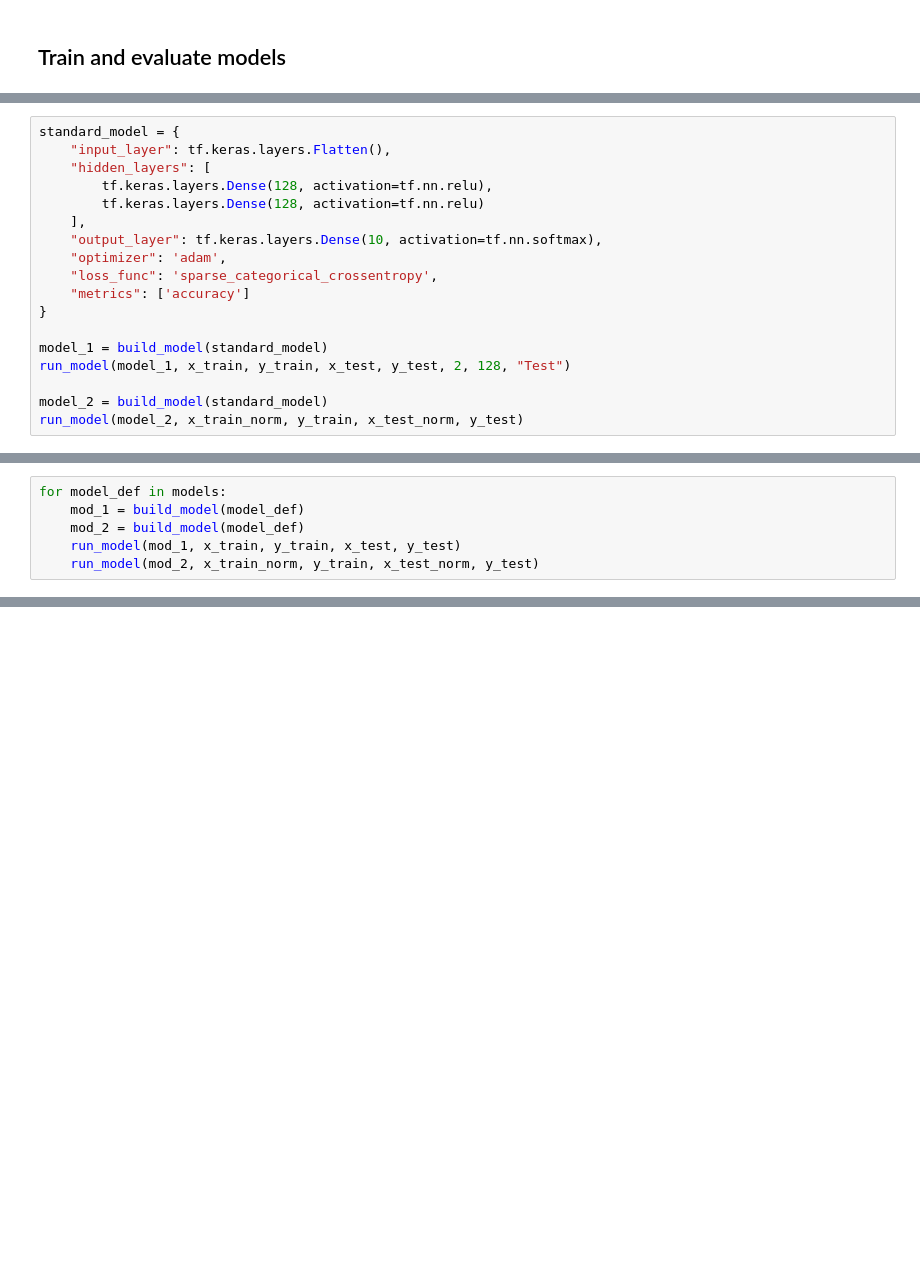
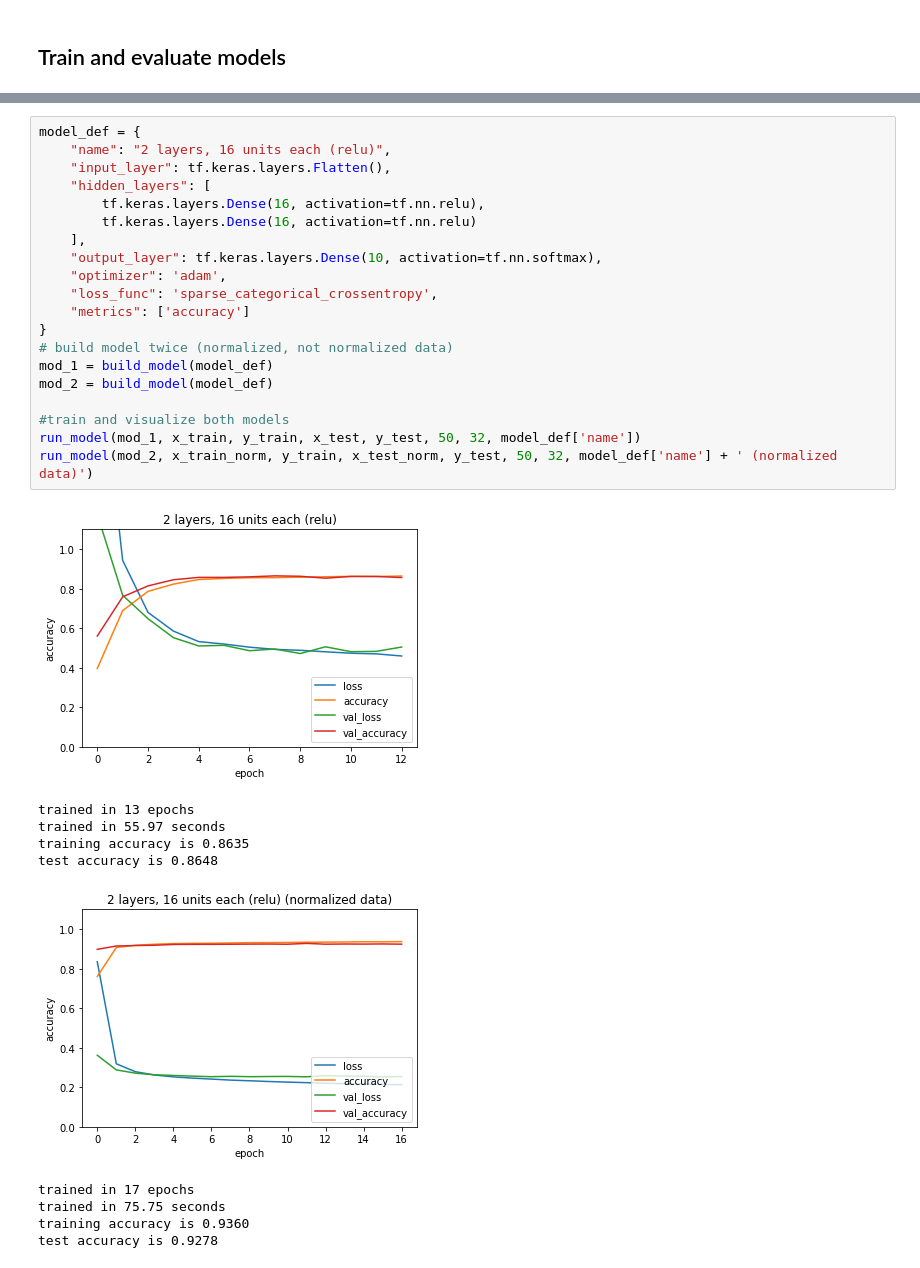
Before and after one commit to eat-your-broccoli/deeplearning, a Jupyter notebook: 02/Simple MNIST Handwritten Digit Recognition lgoettle.ipynb, the cells around one changed output, grey strips where cells are left out. Cells and saved outputs as stored; diff of their text form; blank space fills up the shorter version.

```diff
--- a/02/Simple MNIST Handwritten Digit Recognition lgoettle.ipynb
+++ b/02/Simple MNIST Handwritten Digit Recognition lgoettle.ipynb
@@ -85,18 +140,0 @@ def run_model(model, train_x, train_y, test_x, test_y, epochs = 1, batch_size =
-# %%
-standard_model = {
-    "input_layer": tf.keras.layers.Flatten(),
-    "hidden_layers": [
-        tf.keras.layers.Dense(128, activation=tf.nn.relu),
-        tf.keras.layers.Dense(128, activation=tf.nn.relu)
-    ],
-    "output_layer": tf.keras.layers.Dense(10, activation=tf.nn.softmax),
-    "optimizer": 'adam',
-    "loss_func": 'sparse_categorical_crossentropy',
-    "metrics": ['accuracy']
-}
-
-model_1 = build_model(standard_model)
-run_model(model_1, x_train, y_train, x_test, y_test, 2, 128, "Test")
-
-model_2 = build_model(standard_model)
-run_model(model_2, x_train_norm, y_train, x_test_norm, y_test)
@@ -155,6 +142,0 @@ models = [
-# %%
-for model_def in models:
-    mod_1 = build_model(model_def)
-    mod_2 = build_model(model_def)
-    run_model(mod_1, x_train, y_train, x_test, y_test)
-    run_model(mod_2, x_train_norm, y_train, x_test_norm, y_test)
@@ -174,0 +145,31 @@ for model_def in models:
+# %%
+model_def = {
+    "name": "2 layers, 16 units each (relu)",
+    "input_layer": tf.keras.layers.Flatten(),
+    "hidden_layers": [
+        tf.keras.layers.Dense(16, activation=tf.nn.relu),
+        tf.keras.layers.Dense(16, activation=tf.nn.relu)
+    ],
+    "output_layer": tf.keras.layers.Dense(10, activation=tf.nn.softmax),
+    "optimizer": 'adam',
+    "loss_func": 'sparse_categorical_crossentropy',
+    "metrics": ['accuracy']
+}
+# build model twice (normalized, not normalized data)
+mod_1 = build_model(model_def)
+mod_2 = build_model(model_def)
+
+#train and visualize both models
+run_model(mod_1, x_train, y_train, x_test, y_test, 50, 32, model_def['name'])
+run_model(mod_2, x_train_norm, y_train, x_test_norm, y_test, 50, 32, model_def['name'] + ' (normalized data)')
+# %% [output]
+[figure, added]
+trained in 13 epochs
+trained in 55.97 seconds
+training accuracy is 0.8635
+test accuracy is 0.8648
+[figure, added]
+trained in 17 epochs
+trained in 75.75 seconds
+training accuracy is 0.9360
+test accuracy is 0.9278
```
Also changed, not shown: parts of 26 cells of this notebook.
